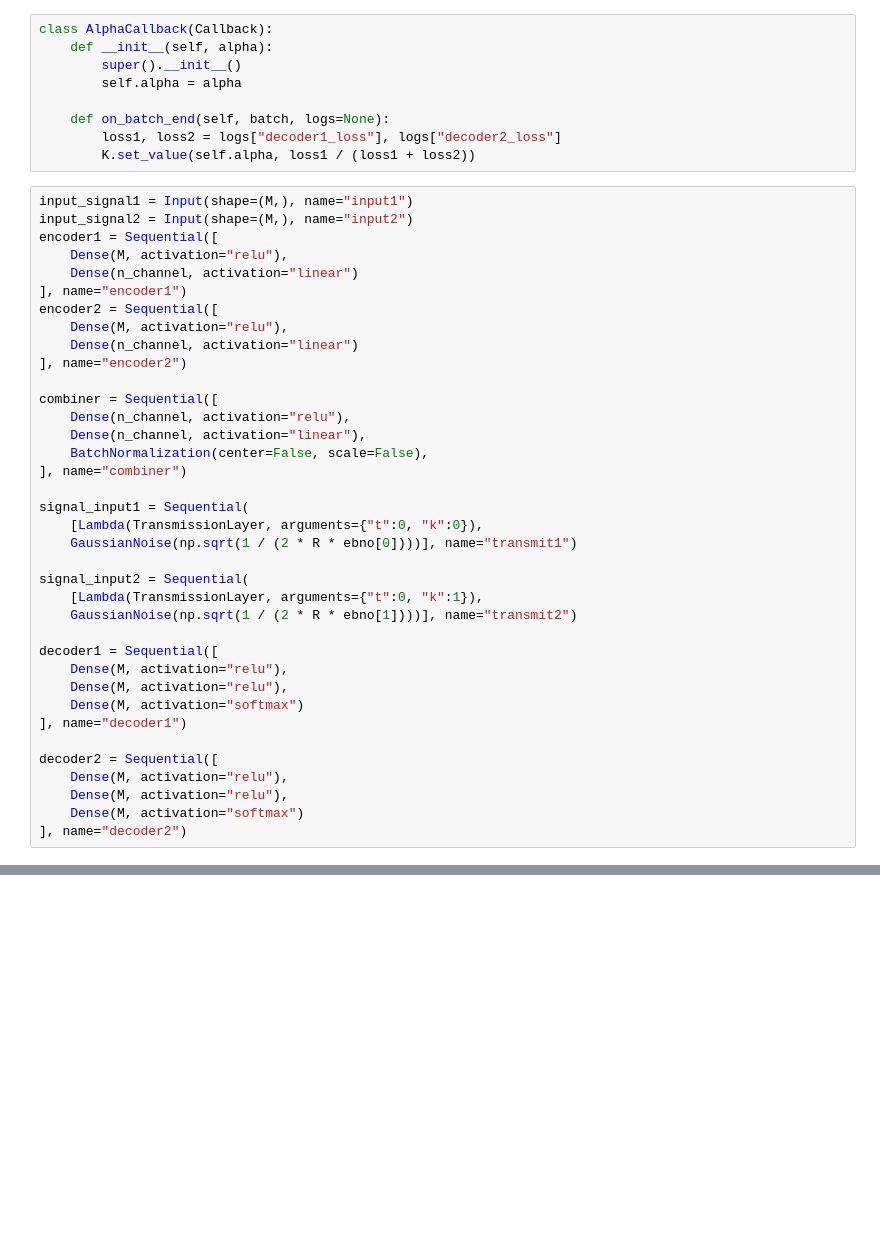
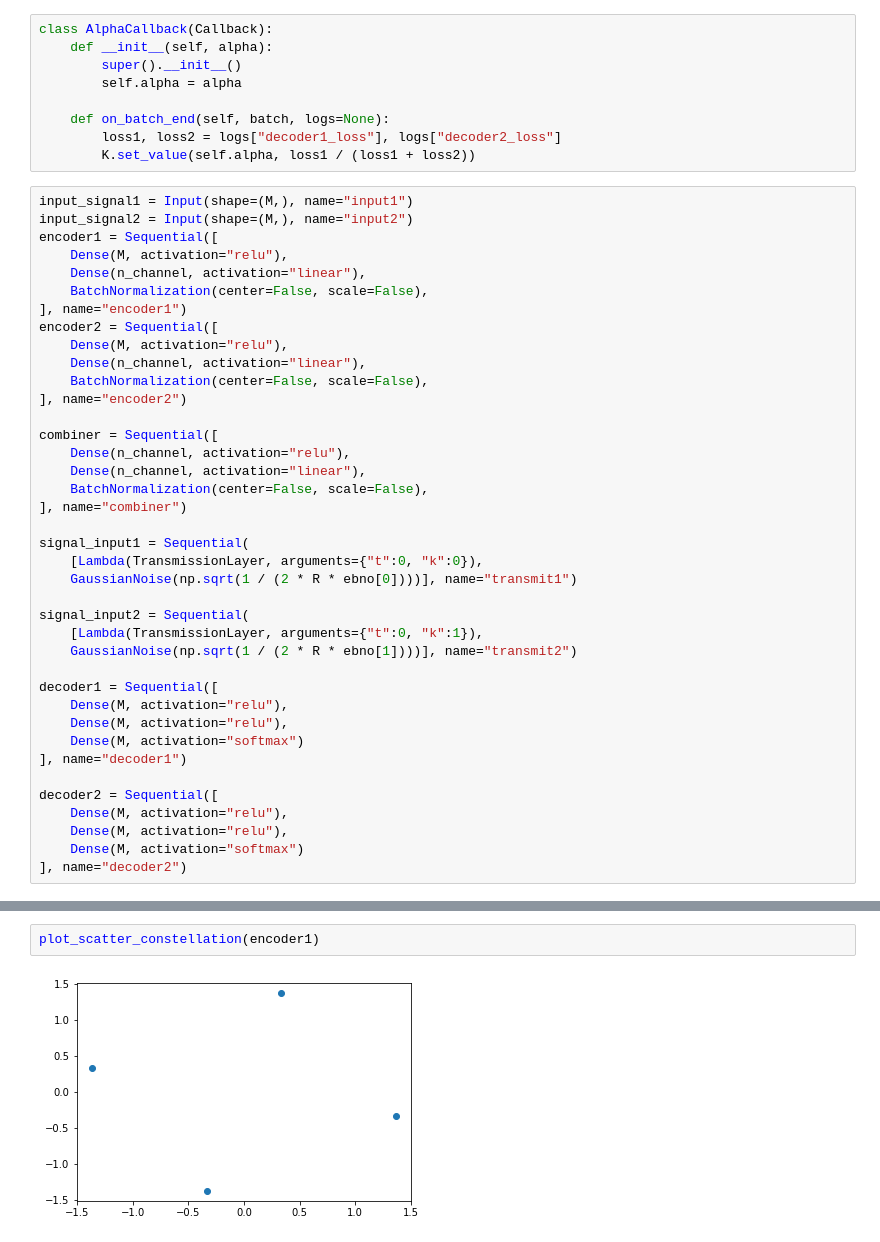
Before and after one commit to iamkucuk/AutoEnconderComm, a Jupyter notebook: Experiments.ipynb, the cells around one changed output, grey strips where cells are left out. Drawn from its saved outputs; the diff is of its cells as text; blank space fills up the shorter version.

```diff
--- a/Experiments.ipynb
+++ b/Experiments.ipynb
@@ -59,11 +59,13 @@ input_signal1 = Input(shape=(M,), name="input1")
 input_signal2 = Input(shape=(M,), name="input2")
 encoder1 = Sequential([
     Dense(M, activation="relu"),
-    Dense(n_channel, activation="linear")
+    Dense(n_channel, activation="linear"),
+    BatchNormalization(center=False, scale=False),
 ], name="encoder1")
 encoder2 = Sequential([
     Dense(M, activation="relu"),
-    Dense(n_channel, activation="linear")
+    Dense(n_channel, activation="linear"),
+    BatchNormalization(center=False, scale=False),
 ], name="encoder2")
 
 combiner = Sequential([
@@ -158,0 +230,4 @@ Epoch 50/2000
+# %%
+plot_scatter_constellation(encoder1)
+# %% [output]
+[figure, added]
```
Also changed, not shown: parts of 6 cells of this notebook, 1 other file.
